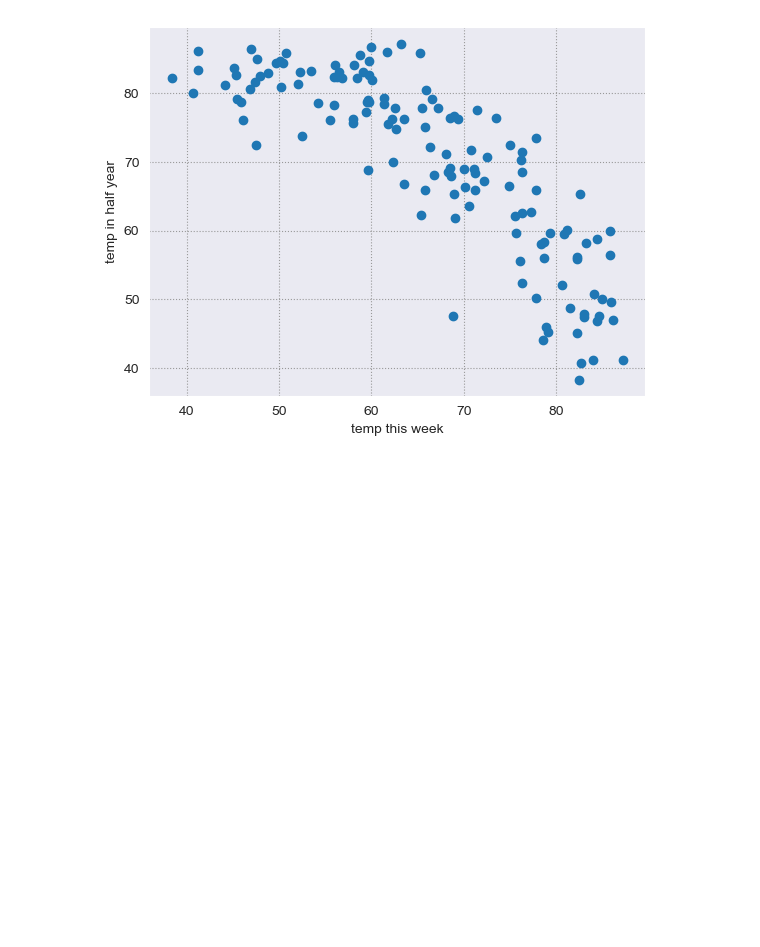
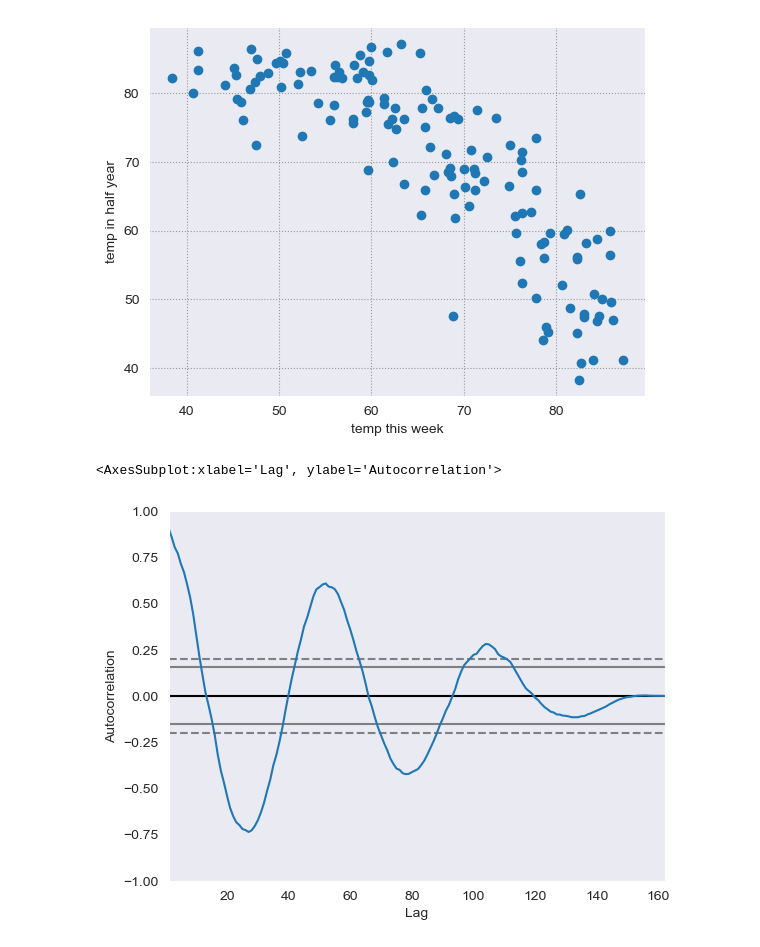
Before and after one commit to shawn-brown12/time_series, a Jupyter notebook: time_series_notes.ipynb, the cells around one changed output. Saved outputs shown, nothing was run; the diff lists cells and outputs as text; code cells hidden in the pictures; blank space fills up the shorter version.

```diff
--- a/time_series_notes.ipynb
+++ b/time_series_notes.ipynb
@@ -500,3 +506,8 @@ plt.ylabel('temp in half year')
 plt.show()
 # %% [output]
 [figure]
+# %%
+pd.plotting.autocorrelation_plot(train.resample('w').mean())
+# %% [output]
+<AxesSubplot:xlabel='Lag', ylabel='Autocorrelation'>
+[figure, added]
```
Also changed, not shown: parts of 5 cells of this notebook, 3 other files.
